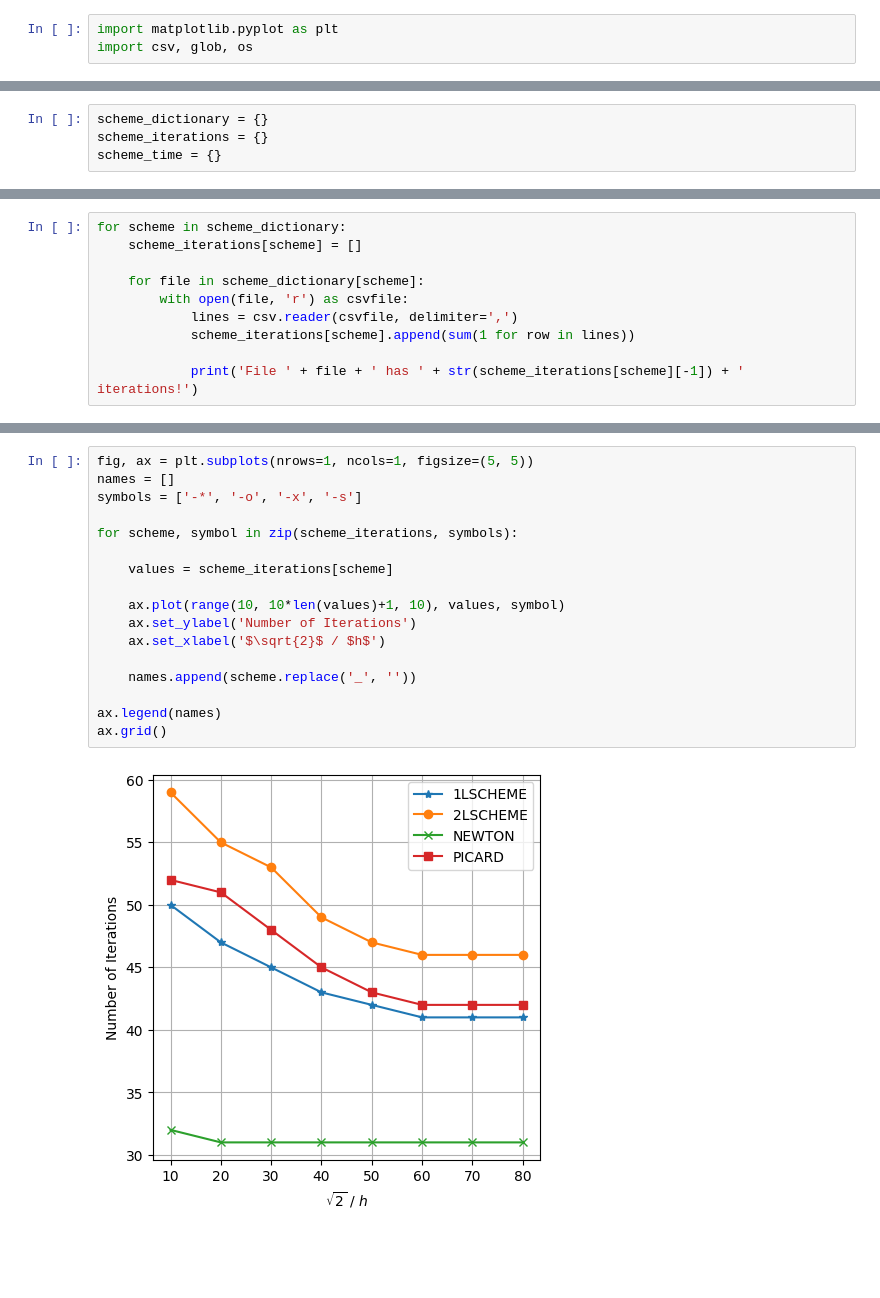
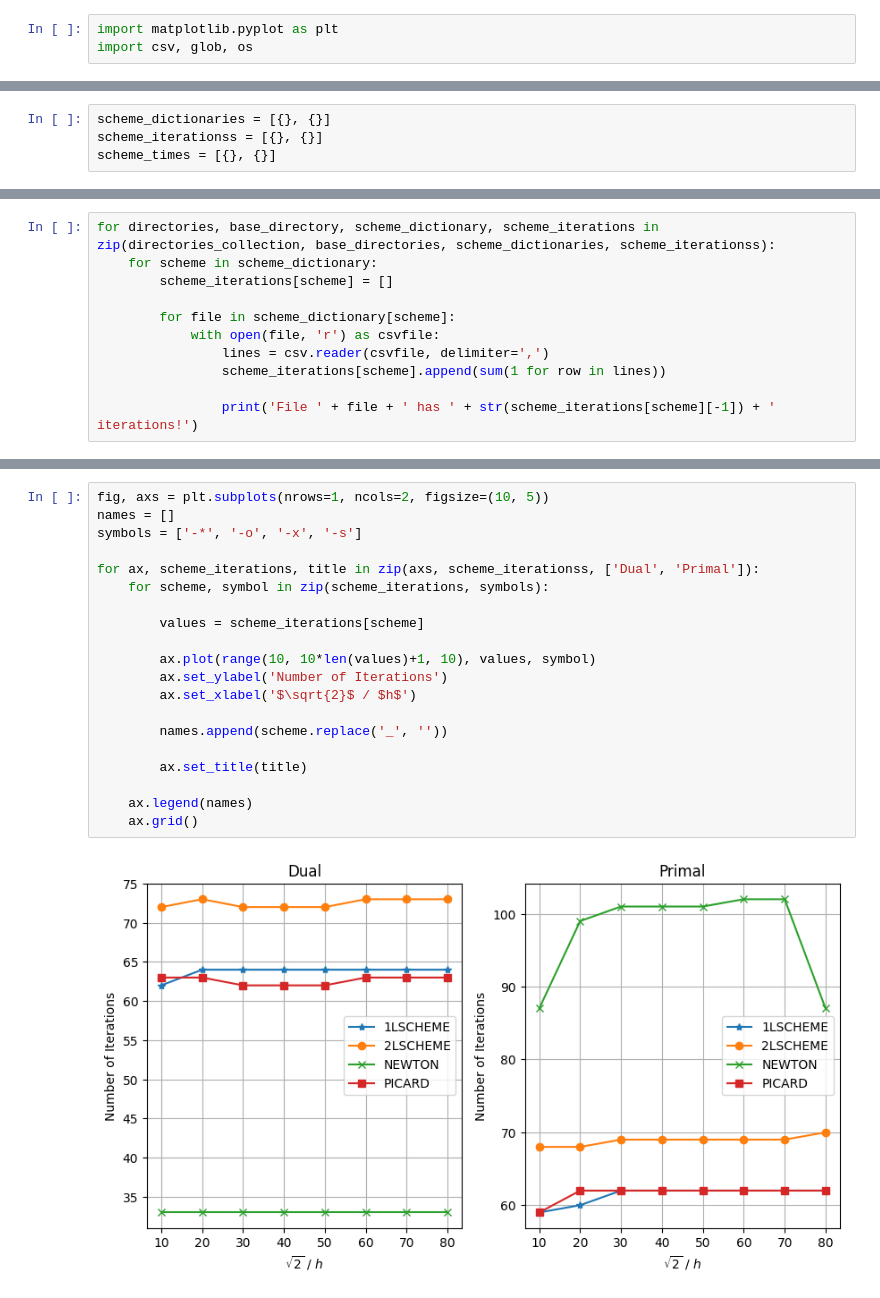
Before and after one commit to compgeo-mox/richards, a Jupyter notebook: plotters_vect_norm/iteration_comparison.ipynb, the cells around one changed output, grey strips where cells are left out. Cells and saved outputs as stored; diff of their text form; blank space fills up the shorter version.

```diff
--- a/plotters_vect_norm/iteration_comparison.ipynb
+++ b/plotters_vect_norm/iteration_comparison.ipynb
@@ -10,5 +10,5 @@ directories = [os.path.join(base_directory, problem_name + '_' + scheme) for sch
-# %%
-scheme_dictionary = {}
-scheme_iterations = {}
-scheme_time = {}
+# %%
+scheme_dictionaries = [{}, {}]
+scheme_iterationss = [{}, {}]
+scheme_times = [{}, {}]
 # %%
@@ -32,11 +37,12 @@ Pattern ../report/benchmark_PICARD/*_benchmark*.csv matched with 8 files of sche
 # %%
-for scheme in scheme_dictionary:
-    scheme_iterations[scheme] = []
+for directories, base_directory, scheme_dictionary, scheme_iterations in zip(directories_collection, base_directories, scheme_dictionaries, scheme_iterationss):
+    for scheme in scheme_dictionary:
+        scheme_iterations[scheme] = []
 
-    for file in scheme_dictionary[scheme]:
-        with open(file, 'r') as csvfile:
-            lines = csv.reader(csvfile, delimiter=',')
-            scheme_iterations[scheme].append(sum(1 for row in lines))
+        for file in scheme_dictionary[scheme]:
+            with open(file, 'r') as csvfile:
+                lines = csv.reader(csvfile, delimiter=',')
+                scheme_iterations[scheme].append(sum(1 for row in lines))
 
-            print('File ' + file + ' has ' + str(scheme_iterations[scheme][-1]) + ' iterations!')
+                print('File ' + file + ' has ' + str(scheme_iterations[scheme][-1]) + ' iterations!')
 # %% [output]
@@ -60,19 +66,22 @@ File ../report/benchmark_PICARD/80_benchmark_PICARD_richards_solver.csv has 42 i
 # %%
-fig, ax = plt.subplots(nrows=1, ncols=1, figsize=(5, 5))
+fig, axs = plt.subplots(nrows=1, ncols=2, figsize=(10, 5))
 names = []
 symbols = ['-*', '-o', '-x', '-s']
 
-for scheme, symbol in zip(scheme_iterations, symbols):
+for ax, scheme_iterations, title in zip(axs, scheme_iterationss, ['Dual', 'Primal']):
+    for scheme, symbol in zip(scheme_iterations, symbols):
 
-    values = scheme_iterations[scheme]
+        values = scheme_iterations[scheme]
 
-    ax.plot(range(10, 10*len(values)+1, 10), values, symbol)
-    ax.set_ylabel('Number of Iterations')
-    ax.set_xlabel('$\sqrt{2}$ / $h$')
+        ax.plot(range(10, 10*len(values)+1, 10), values, symbol)
+        ax.set_ylabel('Number of Iterations')
+        ax.set_xlabel('$\sqrt{2}$ / $h$')
 
-    names.append(scheme.replace('_', ''))
+        names.append(scheme.replace('_', ''))
 
-ax.legend(names)
-ax.grid()
+        ax.set_title(title)
+
+    ax.legend(names)
+    ax.grid()
 # %% [output]
-[figure, old version]
+[figure, new version]
```
Also changed, not shown: parts of 5 cells of this notebook, 2 other files.
